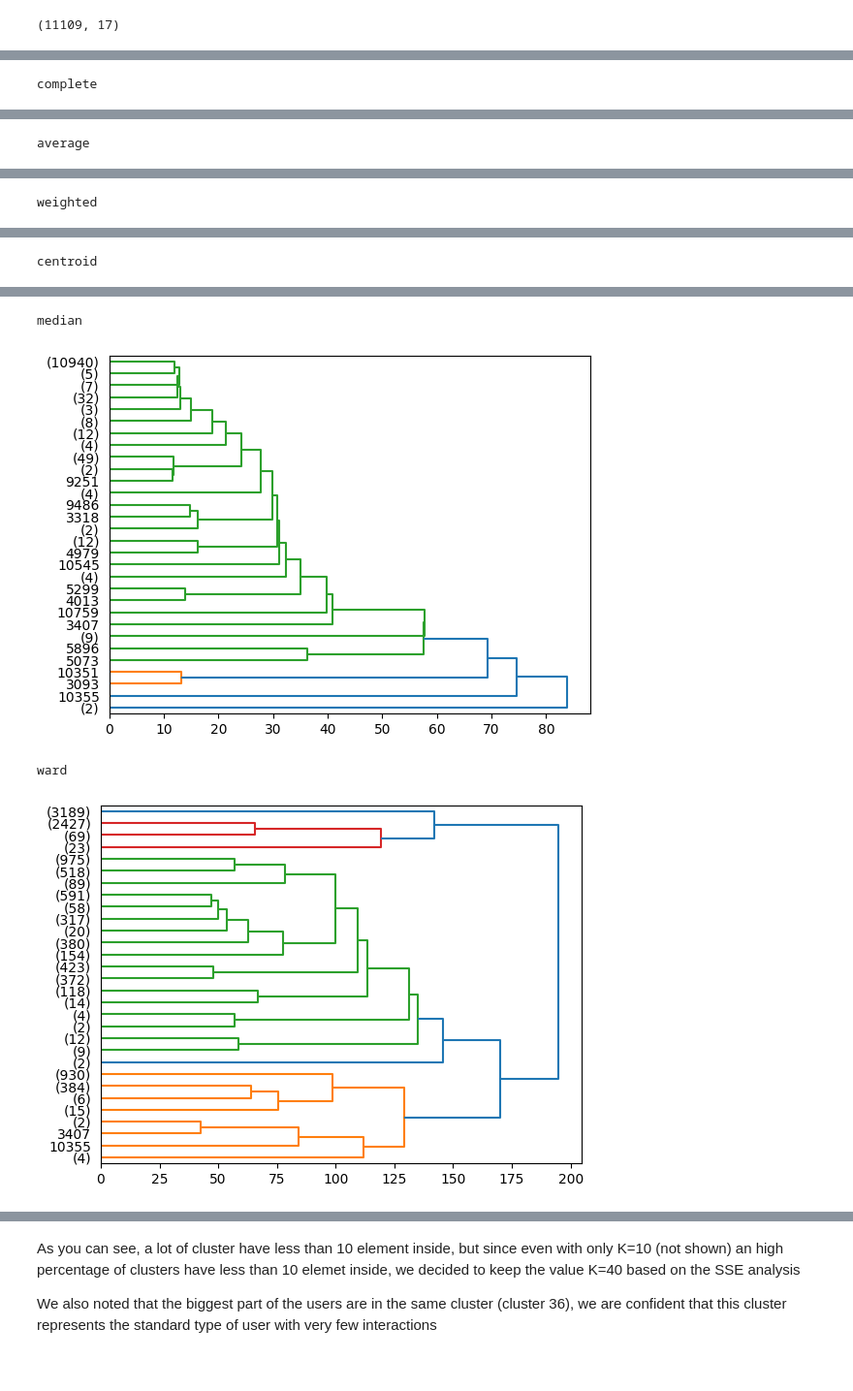
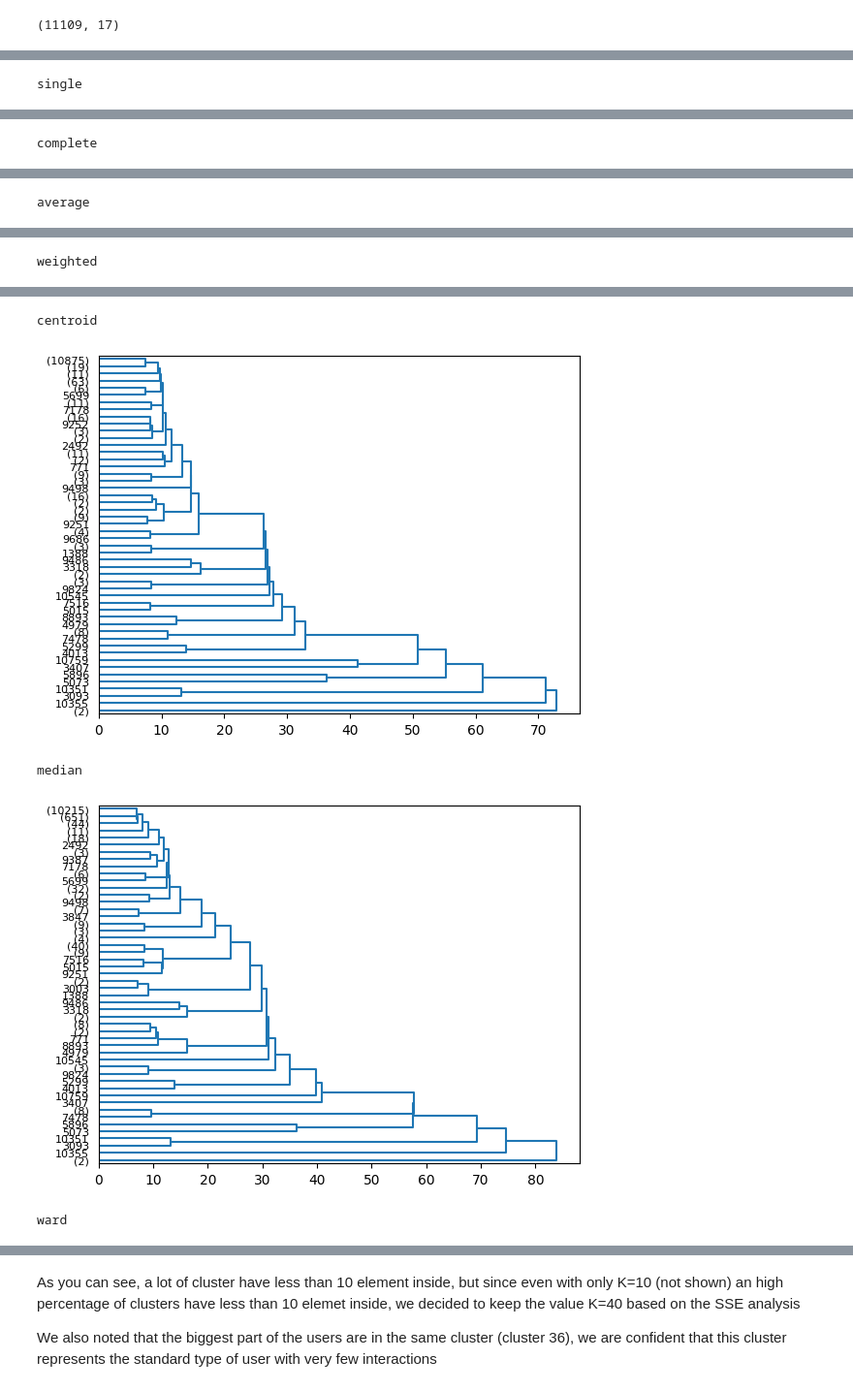
Before and after one commit to The-seven-dwarfs/DataMining-Group7, a Jupyter notebook: 2.3-Hierarchical_clustering.ipynb, the cells around one changed output, grey strips where cells are left out. Shown at 97% size. Cells and saved outputs as stored; diff of their text form; code cells hidden in the pictures.

```diff
--- a/2.3-Hierarchical_clustering.ipynb
+++ b/2.3-Hierarchical_clustering.ipynb
@@ -145,7 +86,7 @@ from scipy.cluster.hierarchy import linkage, dendrogram
 data_dist = pdist(transformed_array, metric='euclidean')
 # %%
 methods = [
-#"single"   #not working with single
+"single",   #not working with single
 "complete",
 "average",
 "weighted",
@@ -162,11 +103,11 @@ for method in methods:
     res = dendrogram(
         data_link,
         truncate_mode="lastp",
-        p=30,
+        p=50,
         orientation="right",
         show_leaf_counts=True,
         count_sort="ascending"
         )
     plt.show()
 # %% [output]
-complete
+single
@@ -174 +115 @@ complete
-average
+complete
@@ -176 +117 @@ average
-weighted
+average
@@ -178 +119 @@ weighted
-centroid
+weighted
@@ -180,4 +121,5 @@ centroid
-median
+centroid
-[figure, old version]
+[figure, new version]
-ward
+median
-[figure, old version]
+[figure, new version]
+ward
```
Also changed, not shown: parts of 12 cells of this notebook, 1 other file.
